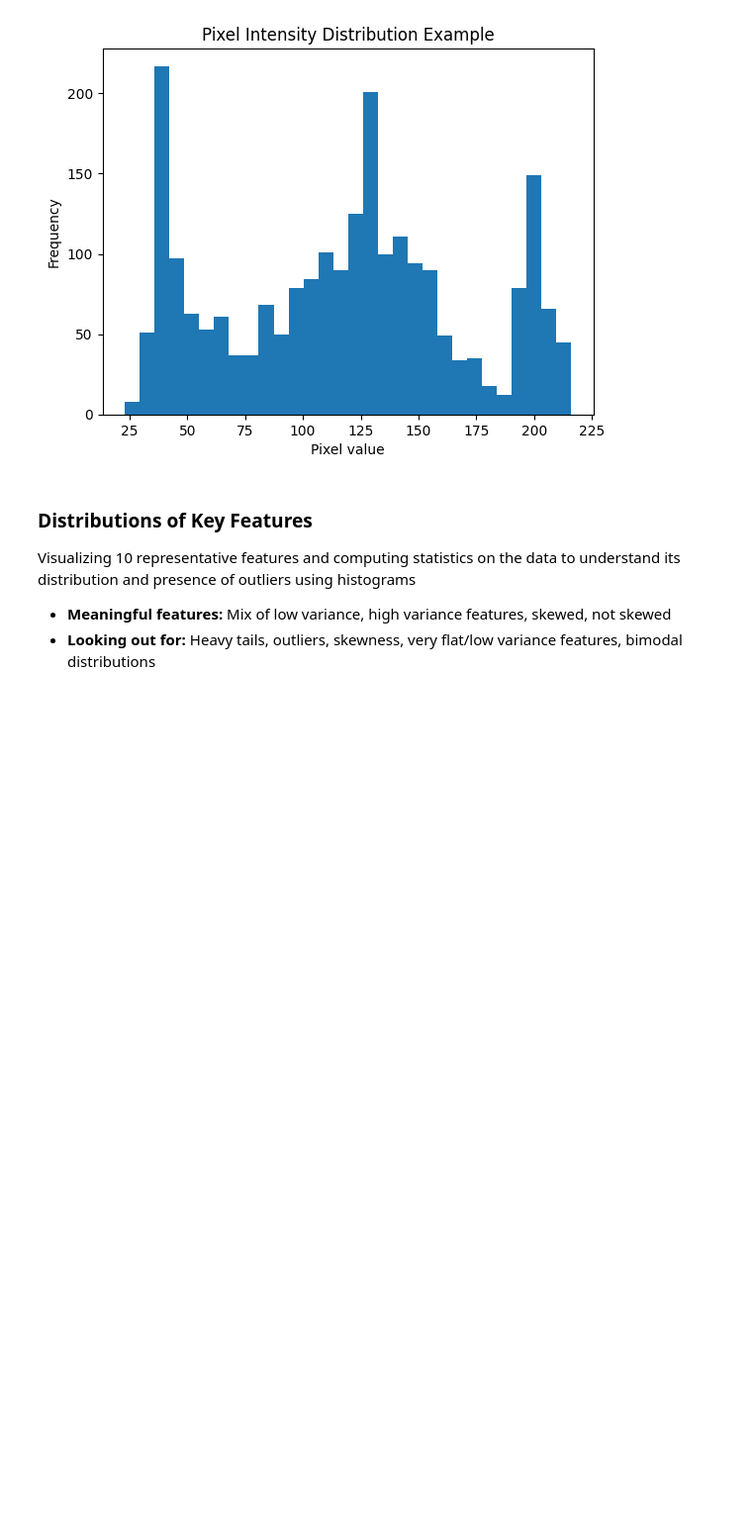
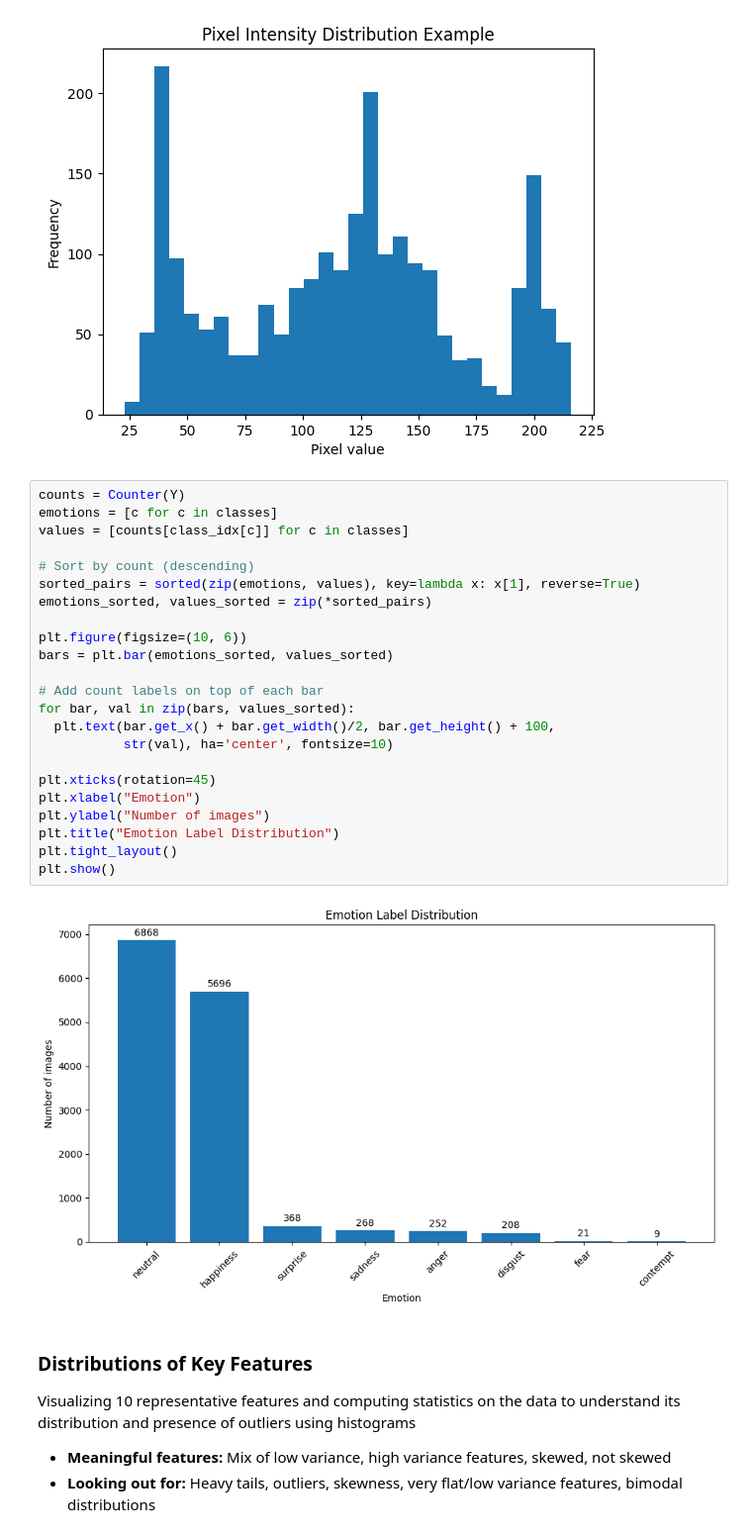
Before and after one commit to jerome-manarang/InsideOut, a Jupyter notebook: data_analysis.ipynb, the cells around one changed output. Shown at 99% size. Drawn from its saved outputs; the diff is of its cells as text; blank space fills up the shorter version.

Commit message:
added emotion label distribution

```diff
--- a/data_analysis.ipynb
+++ b/data_analysis.ipynb
@@ -86,6 +86,31 @@ Number of features:  2304
 Number of examples:  13690
 Class distribution:  Counter({np.int64(5): 6868, np.int64(4): 5696, np.int64(7): 368, np.int64(6): 268, np.int64(0): 252, np.int64(2): 208, np.int64(3): 21, np.int64(1): 9})
 [figure]
+# %%
+counts = Counter(Y)
+emotions = [c for c in classes]
+values = [counts[class_idx[c]] for c in classes]
+
+# Sort by count (descending)
+sorted_pairs = sorted(zip(emotions, values), key=lambda x: x[1], reverse=True)
+emotions_sorted, values_sorted = zip(*sorted_pairs)
+
+plt.figure(figsize=(10, 6))
+bars = plt.bar(emotions_sorted, values_sorted)
+
+# Add count labels on top of each bar
+for bar, val in zip(bars, values_sorted):
+  plt.text(bar.get_x() + bar.get_width()/2, bar.get_height() + 100,
+           str(val), ha='center', fontsize=10)
+
+plt.xticks(rotation=45)
+plt.xlabel("Emotion")
+plt.ylabel("Number of images")
+plt.title("Emotion Label Distribution")
+plt.tight_layout()
+plt.show()
+# %% [output]
+[figure, added]
 # %% [markdown]
 ### **Distributions of Key Features**
 Visualizing 10 representative features and computing statistics on the data to understand its distribution and presence of outliers using histograms
```
Also changed, not shown: parts of 1 cell of this notebook.
